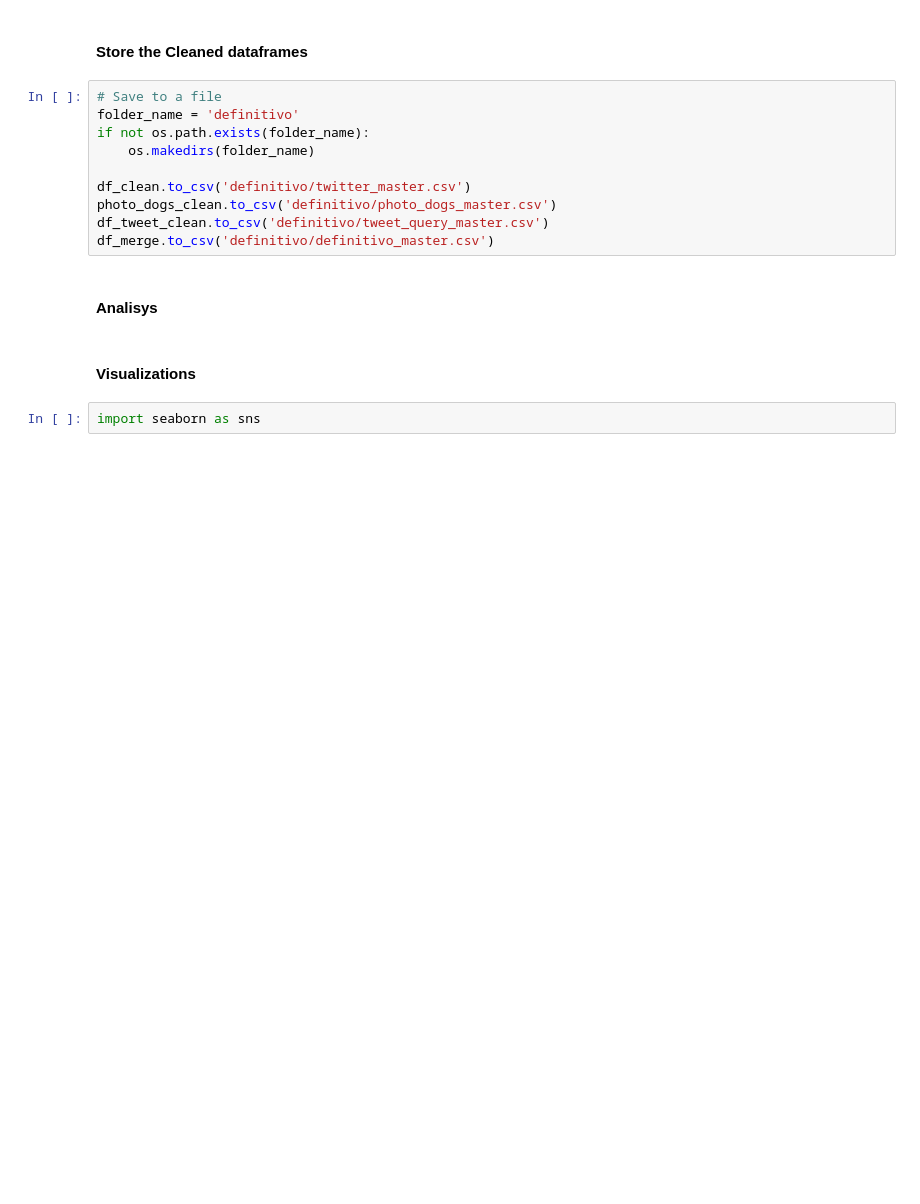
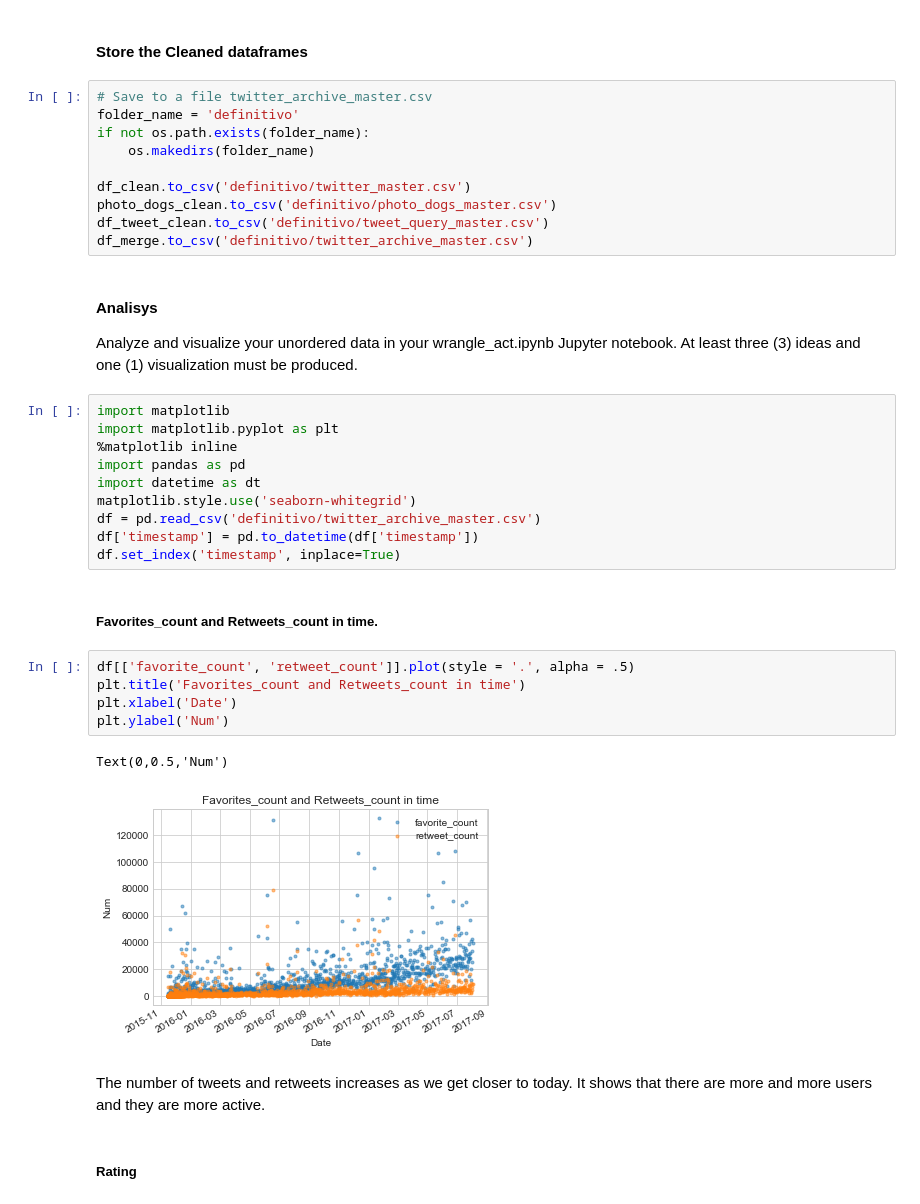
Before and after one commit to apozuelog/Wrangle-and-Analyze-Data, a Jupyter notebook: wrangle_act.ipynb, the cells around one changed output. Drawn from its saved outputs; the diff is of its cells as text; blank space fills up the shorter version.

```diff
--- a/wrangle_act.ipynb
+++ b/wrangle_act.ipynb
@@ -489,7 +487,7 @@ Analyze and visualize your unordered data in your wrangle_act.ipynb Jupyter note
 # %% [markdown]
 #### Store the Cleaned dataframes
 # %%
-# Save to a file
+# Save to a file twitter_archive_master.csv
 folder_name = 'definitivo'
 if not os.path.exists(folder_name):
     os.makedirs(folder_name)
@@ -497,10 +495,32 @@ if not os.path.exists(folder_name):
 df_clean.to_csv('definitivo/twitter_master.csv')
 photo_dogs_clean.to_csv('definitivo/photo_dogs_master.csv')
 df_tweet_clean.to_csv('definitivo/tweet_query_master.csv')
-df_merge.to_csv('definitivo/definitivo_master.csv')
+df_merge.to_csv('definitivo/twitter_archive_master.csv')
+# %% [markdown]
+#### **Analisys**
+Analyze and visualize your unordered data in your wrangle_act.ipynb Jupyter notebook. At least three (3) ideas and one (1) visualization must be produced.
+# %%
+import matplotlib
+import matplotlib.pyplot as plt
+%matplotlib inline
+import pandas as pd
+import datetime as dt
+matplotlib.style.use('seaborn-whitegrid')
+df = pd.read_csv('definitivo/twitter_archive_master.csv')
+df['timestamp'] = pd.to_datetime(df['timestamp'])
+df.set_index('timestamp', inplace=True)
+# %% [markdown]
+##### Favorites_count and Retweets_count in time.
+# %%
+df[['favorite_count', 'retweet_count']].plot(style = '.', alpha = .5)
+plt.title('Favorites_count and Retweets_count in time')
+plt.xlabel('Date')
+plt.ylabel('Num')
+# %% [output]
+Text(0,0.5,'Num')
+[figure, added]
+# %% [markdown]
+The number of tweets and retweets increases as we get closer to today.
+It shows that there are more and more users and they are more active.
 # %% [markdown]
-#### Analisys
+##### Rating
-# %% [markdown]
-#### Visualizations
-# %%
-import seaborn as sns
```
Also changed, not shown: parts of 16 cells of this notebook.
